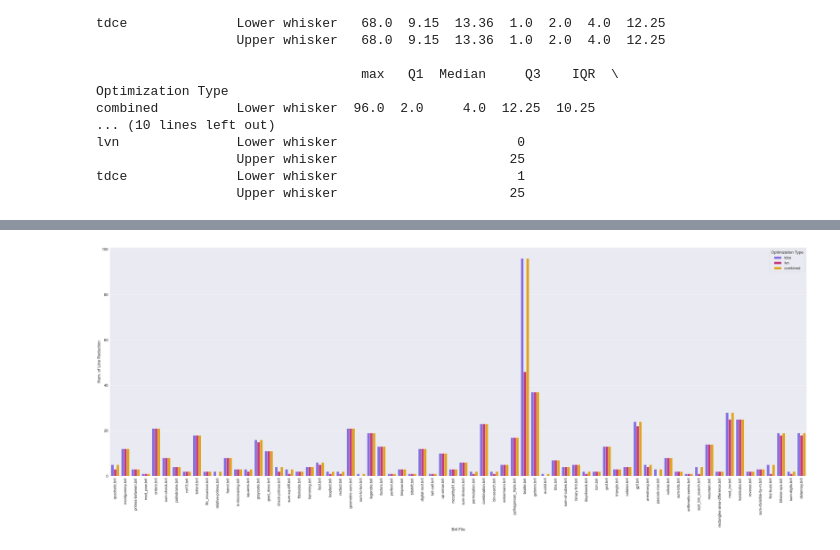
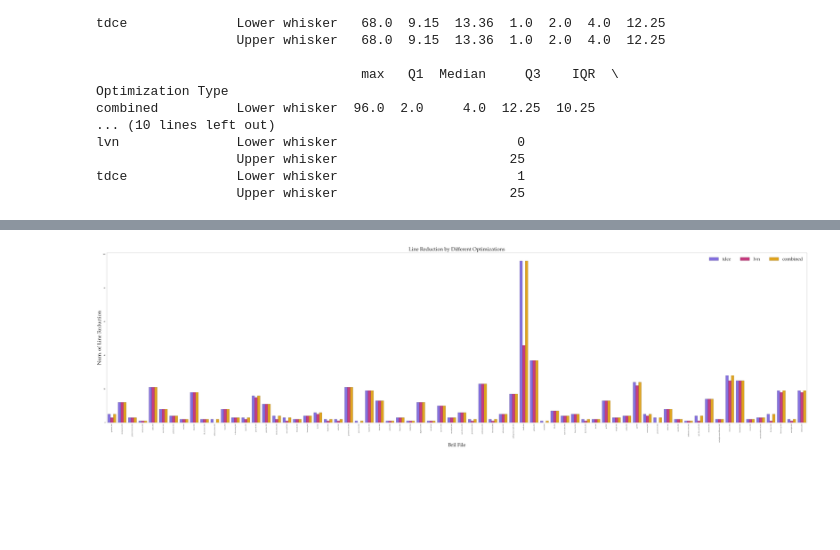
Before and after one commit to YoruCathy/cs6120-tasks, a Jupyter notebook: lesson3/plot.ipynb, the cells around one changed output, grey strips where cells are left out. Saved outputs shown, nothing was run; the diff lists cells and outputs as text; code cells hidden in the pictures; blank space fills up the shorter version.

Commit message:
Updated plots

```diff
--- a/lesson3/plot.ipynb
+++ b/lesson3/plot.ipynb
@@ -30 +51,4 @@ for optimization_type in ["tdce", "lvn", "combined"]:
+# %%
+# read csv
+df = pd.read_csv("results.csv")
 # %%
@@ -47,4 +59,5 @@ df
 # %%
+from matplotlib.patches import Rectangle
 plt.figure(figsize=(5, 4))
 
 palette = {
@@ -53,14 +66,27 @@ palette = {
     "combined":  "#ffb000",   # green
 }
 
-sns.set_theme(color_codes=True, font_scale=1.7)
+sns.set_theme(color_codes=True, font_scale=1.1)
+mpl.rcParams.update({
+    "font.family": "Palatino",
+})
 
 t = df.copy()
 t["Bril File"] = t["filename"]
 t["Num. of Line Reduction"] = t["line_reduction"]
 t["Optimization Type"] = t["optimization_type"]
 
+plt.title("Line Reduction by Different Optimizations", pad=15)
 ax = sns.boxplot(data=t, x="Optimization Type", y="Num. of Line Reduction", hue="Optimization Type", palette=palette)
+fig = plt.gcf()
 
+for _, spine in ax.spines.items():
+    spine.set_visible(True)
+    spine.set_color("black")
+    spine.set_linewidth(0.5)
 plt.tight_layout(pad=0)
+ax = plt.gca()
+ax.set_facecolor('white')
+plt.grid(axis="y", linestyle="--")
+plt.gcf().set_facecolor('white')
 # %% [output]
@@ -144,24 +179,53 @@ plt.tight_layout(pad=0)
 # %%
-plt.figure(figsize=(50, 20))
+# --- figure & theme ---
+fig, ax = plt.subplots(figsize=(70, 20))
+sns.set_theme(color_codes=True, font_scale=3, rc={"font.family": "Palatino"})
 
 palette = {
     "tdce": "#785ef0",   # blue
     "lvn":  "#dc267f",   # orange
     "combined":  "#ffb000",   # green
 }
 
-sns.set_theme(color_codes=True, font_scale=1.7)
-
+# --- tidy data ---
 t = df.copy()
 t["Bril File"] = t["filename"]
 t["Num. of Line Reduction"] = t["line_reduction"]
 t["Optimization Type"] = t["optimization_type"]
 
-ax = sns.barplot(data=t, x="Bril File", y="Num. of Line Reduction", hue="Optimization Type", palette=palette)
+# --- plot ---
+ax = sns.barplot(
+    data=t,
+    x="Bril File",
+    y="Num. of Line Reduction",
+    hue="Optimization Type",
+    palette=palette,
+    errorbar=None,                 # no CI whiskers
+    edgecolor="black",
+    linewidth=0.5
+)
 
-# Rotate x-axis labels
-ax.set_xticklabels(ax.get_xticklabels(), rotation=90)
+# --- labels & legend ---
+ax.set_title("Line Reduction by Different Optimizations", pad=15)
+ax.set_xlabel("Bril File")
+ax.set_ylabel("Num. of Line Reduction")
+ax.legend(title=None, frameon=False, ncols=3, loc="upper right")
 
-plt.tight_layout(pad=0)
+# --- style: white bg, dashed grid, black spines ---
+ax.set_facecolor("white")
+fig.set_facecolor("white")
+for sp in ax.spines.values():
+    sp.set_visible(True)
+    sp.set_color("black")
+    sp.set_linewidth(0.5)
+ax.grid(axis="y", linestyle="--", alpha=0.6)
+
+# --- x labels: rotate and tighten ---
+ax.set_xticklabels(ax.get_xticklabels(), rotation=30, ha="center", va="top")
+ax.tick_params(axis="x", labelsize=10, pad=2)
+ax.tick_params(axis="y", labelsize=12)
+
+plt.tight_layout(pad=0.2)
+plt.show()
 # %% [output]
-[figure, old version]
+[figure, new version]
```
Also changed, not shown: parts of 7 cells of this notebook, 6 other files.
